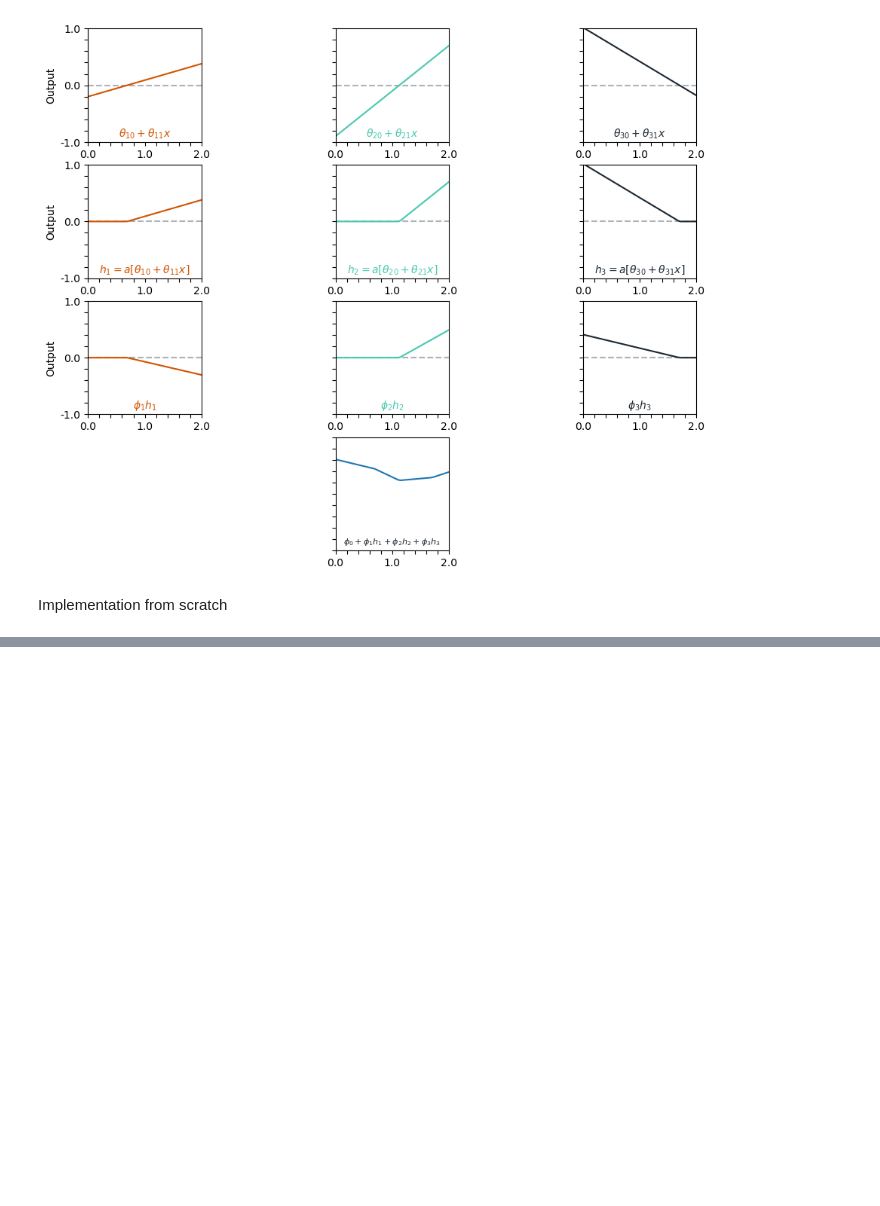
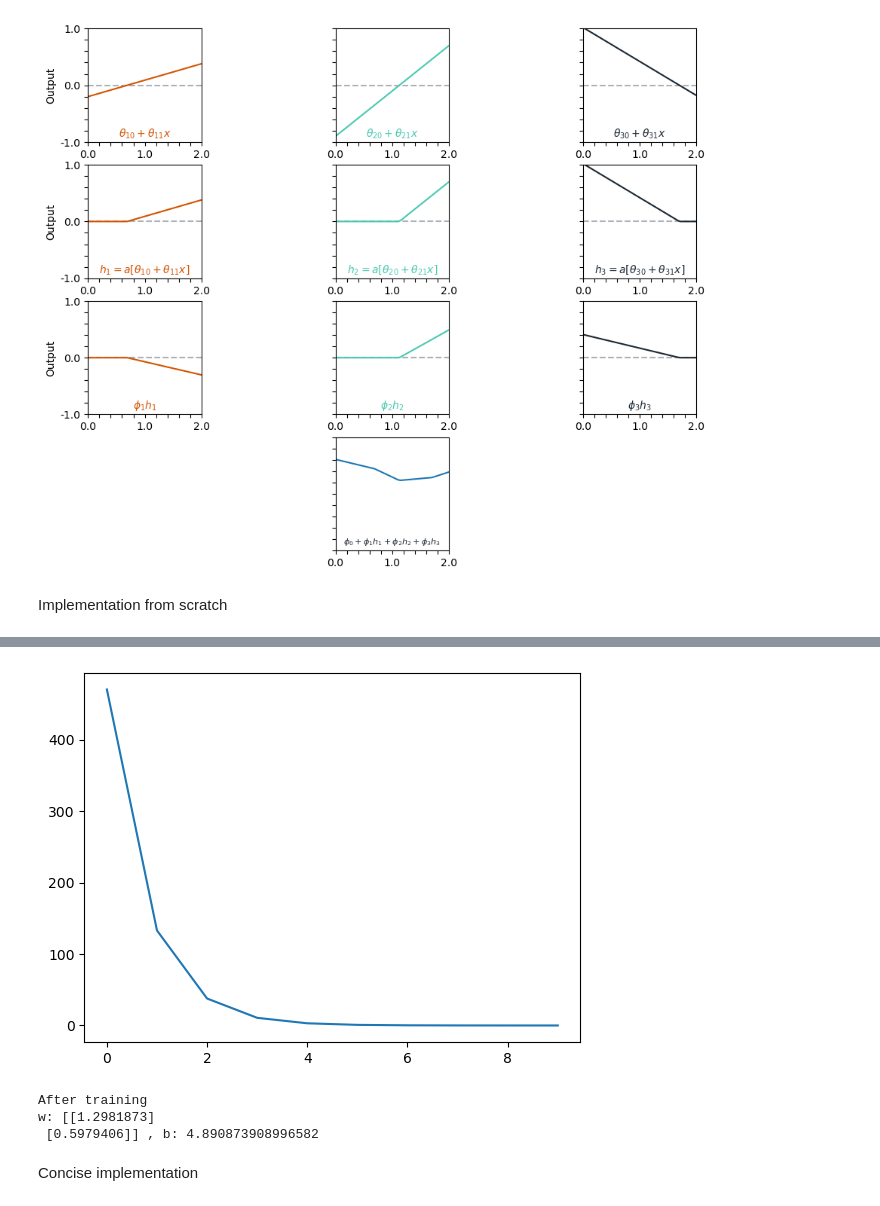
Before and after one commit to bmalick/machine-learning-grind, a Jupyter notebook: 02-neural-networks/01-shallow-neural-network/main.ipynb, the cells around one changed output, grey strips where cells are left out. Drawn from its saved outputs; the diff is of its cells as text; code cells hidden in the pictures; blank space fills up the shorter version.

Commit message:
shallow neural network: concise implemetation for regression

```diff
--- a/02-neural-networks/01-shallow-neural-network/main.ipynb
+++ b/02-neural-networks/01-shallow-neural-network/main.ipynb
@@ -112,6 +112,7 @@ class SGD:
                 p.grad.zero_()
 # %%
 def train(model, criterion, data, epochs, optimizer):
+    track_loss = []
     for i in range(epochs):
         epoch_loss = 0
         for batch in data:
@@ -122,21 +123,23 @@ def train(model, criterion, data, epochs, optimizer):
                 optimizer.step()
             epoch_loss += loss.item()
         epoch_loss /= len(data)
+        track_loss.append(epoch_loss)
         print("Epoch: %d, loss: %f" % (i+1, epoch_loss))
+    plt.plot(track_loss); plt.show()
 # %%
 data = LinearDataset(w=torch.tensor([1.3, 0.6]),
                         b=torch.tensor([4.9]), n=1000, noise=0.01)
 dataloader = torch.utils.data.DataLoader(dataset=data, shuffle=True, batch_size=16, num_workers=4)
 print("num of batches: ", len(dataloader))
 model = LinearModel(num_inputs=2)
-optimizer = SGD(params=[model.w, model.b], lr=0.001)
+optimizer = SGD(params=[model.w, model.b], lr=0.01)
 criterion = lambda x,y: ((x-y)**2 / 2).mean()
 
 print("Params to estimate are:")
 print("w:", dataloader.dataset.w, ", b:", dataloader.dataset.b)
 print("Before training:")
 print("w:", model.w.detach().numpy(), ", b:", model.b.item())
-train(model, criterion, data, 10, optimizer)
+train(model, criterion, dataloader, 10, optimizer)
 print("After training")
 print("w:", model.w.detach().numpy(), ", b:", model.b.item())
 # %% [output]
@@ -161,0 +162,6 @@ w: [[1.2993836]
+[figure, added]
+After training
+w: [[1.2981873]
+ [0.5979406]] , b: 4.890873908996582
+# %% [markdown]
+Concise implementation
```
Also changed, not shown: parts of 5 cells of this notebook, 1 other file.
